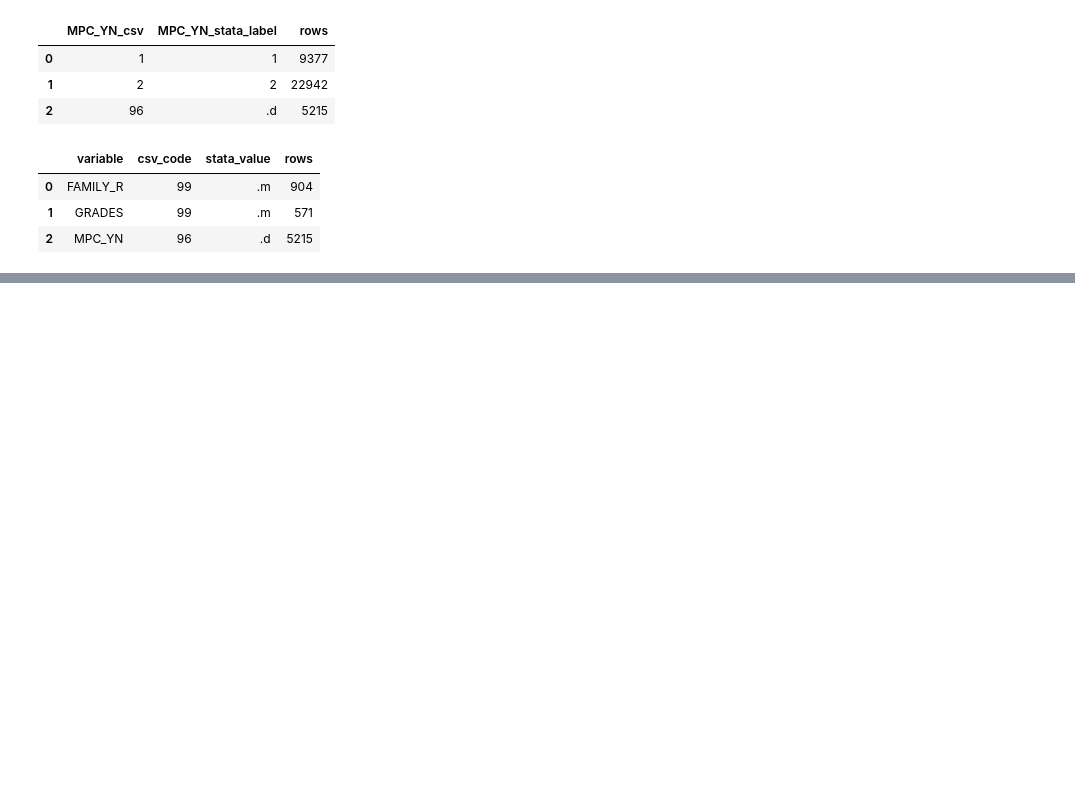
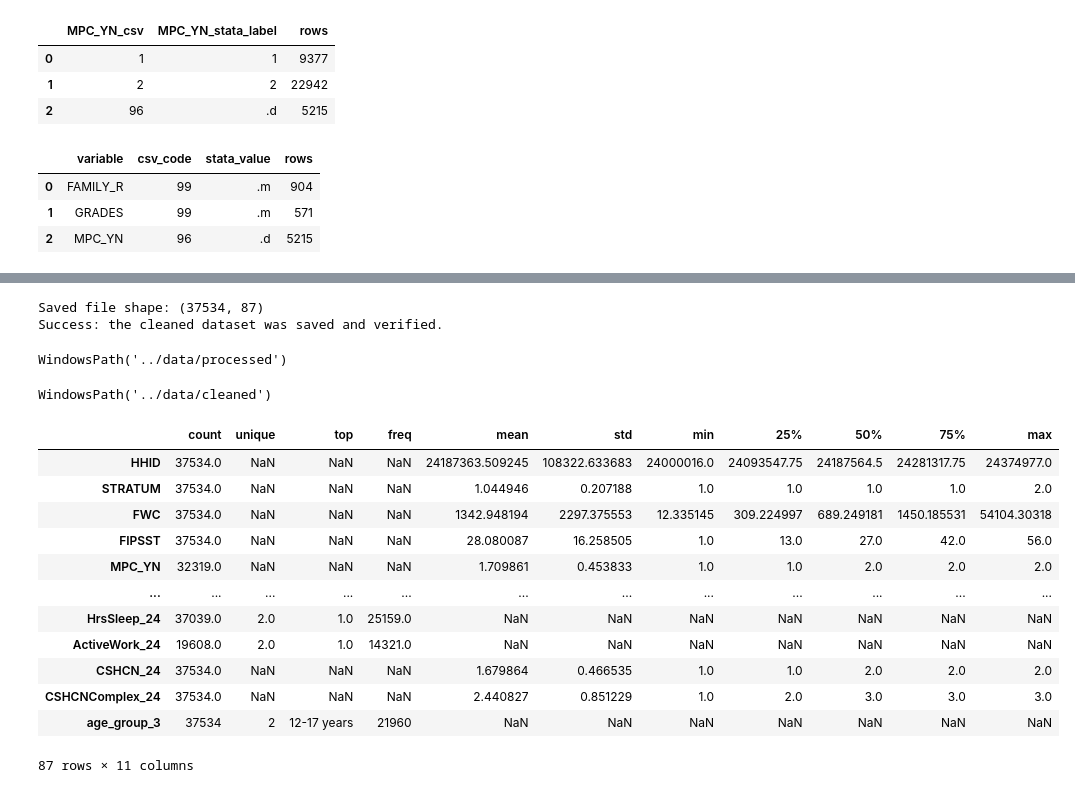
Before and after one commit to asarathy94/pediatric-mental-health-analysis, a Jupyter notebook: notebooks/01_data_exploration.ipynb, the cells around one changed output, grey strips where cells are left out. Cells and saved outputs as stored; diff of their text form; code cells hidden in the pictures; blank space fills up the shorter version.

```diff
--- a/notebooks/01_data_exploration.ipynb
+++ b/notebooks/01_data_exploration.ipynb
@@ -1746,0 +3052,8 @@ else:
+# %%
+# Convert code 99, no valid response, to missing
+
+for variable in code_99_variables:
+    cleaned_df[variable] = cleaned_df[variable].replace(
+        99,
+        pd.NA
+    )
@@ -1746,0 +3090,16 @@ else:
+# %%
+# Convert code 99 to missing in the cleaned analytical variables
+
+for variable in code_99_variables:
+    cleaned_df[variable] = cleaned_df[variable].replace(
+        99,
+        pd.NA
+    )
+# %%
+# Convert code 99 to missing in the cleaned analytical variables
+
+for variable in code_99_variables:
+    cleaned_df[variable] = cleaned_df[variable].replace(
+        99,
+        pd.NA
+    )
@@ -1746,0 +3508,14 @@ else:
+# %%
+# Create the final analysis dataset without temporary raw backup columns
+
+final_df = cleaned_df[
+    [
+        column
+        for column in cleaned_df.columns
+        if not column.endswith("_raw")
+    ]
+].copy()
+
+print("Final dataset shape:", final_df.shape)
+print("Rows:", len(final_df))
+print("Columns:", len(final_df.columns))
@@ -1746,0 +3548,13 @@ else:
+# %%
+# Verify that the exported file loads correctly
+
+saved_df = pd.read_csv(output_file)
+
+print("Saved file shape:", saved_df.shape)
+
+assert saved_df.shape == final_df.shape
+
+print("Success: the cleaned dataset was saved and verified.")
+# %% [output]
+Saved file shape: (37534, 87)
+Success: the cleaned dataset was saved and verified.
@@ -1746,0 +3568,26 @@ else:
+# %%
+Path("../data/processed")
+# %% [output]
+WindowsPath('../data/processed')
+# %%
+Path("../data/cleaned")
+# %% [output]
+WindowsPath('../data/cleaned')
+# %%
+# Summary statistics for the cleaned analysis-ready dataset
+summary_table = final_df.describe(include="all").T
+display(summary_table)
+# %% [output]
+|  | count | unique | top | freq | mean | std | min | 25% | 50% | 75% | max |
+| HHID | 37534.0 | NaN | NaN | NaN | 24187363.509245 | 108322.633683 | 24000016.0 | 24093547.75 | 24187564.5 | 24281317.75 | 24374977.0 |
+| STRATUM | 37534.0 | NaN | NaN | NaN | 1.044946 | 0.207188 | 1.0 | 1.0 | 1.0 | 1.0 | 2.0 |
+| FWC | 37534.0 | NaN | NaN | NaN | 1342.948194 | 2297.375553 | 12.335145 | 309.224997 | 689.249181 | 1450.185531 | 54104.30318 |
+| FIPSST | 37534.0 | NaN | NaN | NaN | 28.080087 | 16.258505 | 1.0 | 13.0 | 27.0 | 42.0 | 56.0 |
+| MPC_YN | 32319.0 | NaN | NaN | NaN | 1.709861 | 0.453833 | 1.0 | 1.0 | 2.0 | 2.0 | 2.0 |
+| ... | ... | ... | ... | ... | ... | ... | ... | ... | ... | ... | ... |
+| HrsSleep_24 | 37039.0 | 2.0 | 1.0 | 25159.0 | NaN | NaN | NaN | NaN | NaN | NaN | NaN |
+| ActiveWork_24 | 19608.0 | 2.0 | 1.0 | 14321.0 | NaN | NaN | NaN | NaN | NaN | NaN | NaN |
+| CSHCN_24 | 37534.0 | NaN | NaN | NaN | 1.679864 | 0.466535 | 1.0 | 1.0 | 2.0 | 2.0 | 2.0 |
+| CSHCNComplex_24 | 37534.0 | NaN | NaN | NaN | 2.440827 | 0.851229 | 1.0 | 2.0 | 3.0 | 3.0 | 3.0 |
+| age_group_3 | 37534 | 2 | 12-17 years | 21960 | NaN | NaN | NaN | NaN | NaN | NaN | NaN |
+87 rows × 11 columns
```
Also changed, not shown: parts of 40 cells of this notebook, 1 other file.
